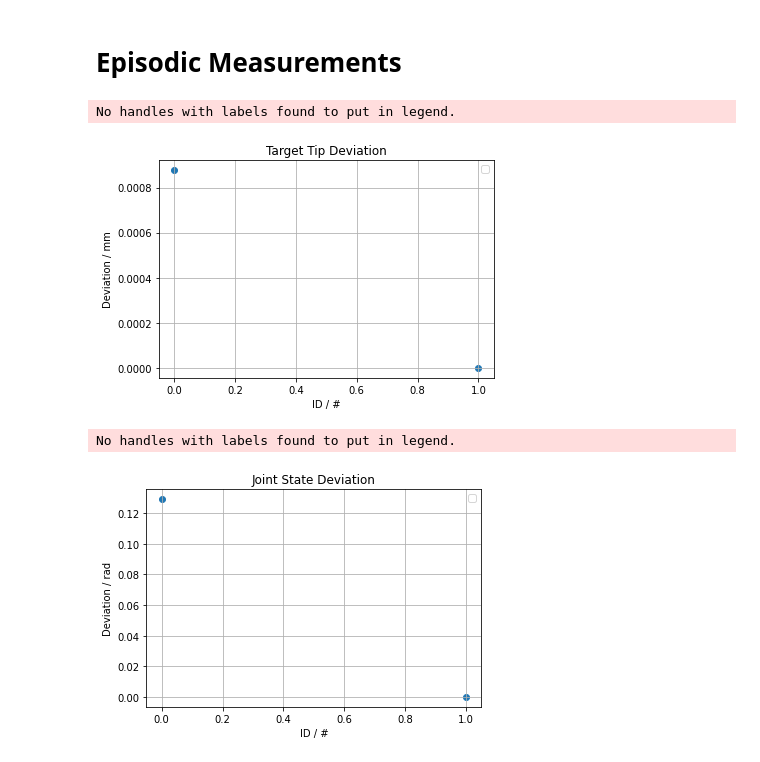
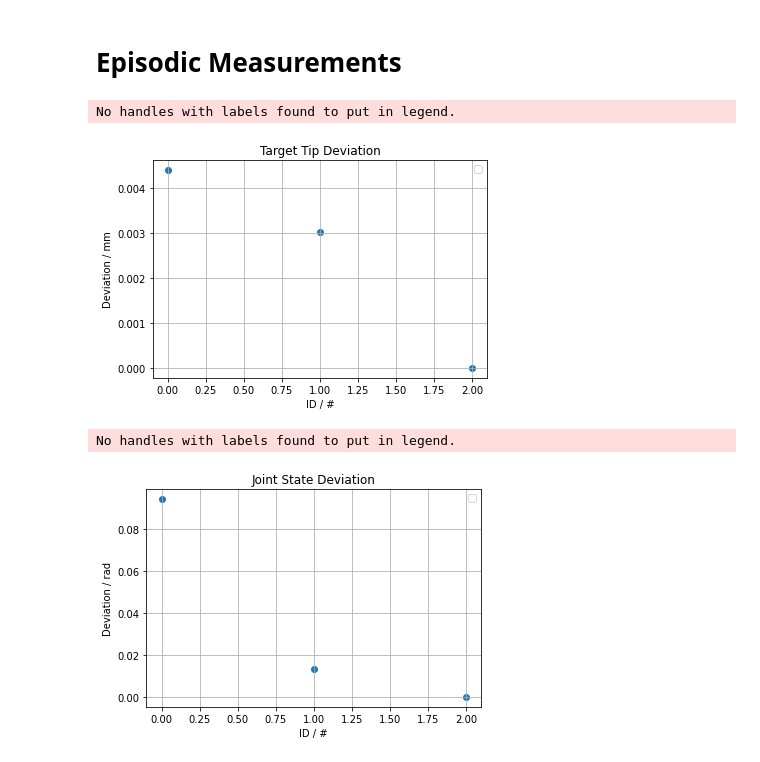
Before and after one commit to RViMLab/h_rcm_vs_ws, a Jupyter notebook: src/rcm_eval/notebooks/rcm_eval.ipynb, the cells around one changed output. Saved outputs shown, nothing was run; the diff lists cells and outputs as text; code cells hidden in the pictures.

Commit message:
final measurements

```diff
--- a/src/rcm_eval/notebooks/rcm_eval.ipynb
+++ b/src/rcm_eval/notebooks/rcm_eval.ipynb
@@ -1,4 +1,5 @@
 # %%
+import os
 import pandas as pd
 import numpy as np
 import matplotlib as mpl
@@ -6,6 +7,7 @@ import matplotlib.pyplot as plt
 
 # mpl.rcParams['text.usetex'] = True
 # mpl.rcParams['text.latex.preamble'] = [r'\usepackage{amsmath}']
+prefix = '/home/martin/Measurements/21_05_29_tool_insertion_to_close_up/05/exports'
 # %% [markdown]
 # Conitnuous Measurements
 # %%
@@ -143,7 +148,8 @@ No handles with labels found to put in legend.
 # %% [markdown]
 # Episodic Measurements
 # %%
-df_path = pd.read_csv('../data/h_gen_endoscopy_stored_views/exports/path_0.csv')
+path_path = os.path.join(prefix, 'path_0.csv')
+df_path = pd.read_csv(path_path)
 df_path.time = df_path.time.apply(lambda x: x - df_path.time[0])
 
 # deviation target and final
@@ -164,27 +170,28 @@ plt.legend()
 plt.show()  # replace kinematics
 # %% [output]
 No handles with labels found to put in legend.
-[figure, old version]
+[figure, new version]
 # %%
-df_path = pd.read_csv('../data/h_gen_endoscopy_stored_views/exports/path_0.csv')
+path_path = os.path.join(prefix, 'path_0.csv')
+df_path = pd.read_csv(path_path)
 df_path.time = df_path.time.apply(lambda x: x - df_path.time[0])
 
 df_path['target_joint_state.position']
 # deviation initial and final
 df_path['target_joint_state.position'] = df_path['target_joint_state.position'].apply(lambda x: np.array([float(xi) for xi in x.replace('(', '').replace(')', '').split(',')]))
 df_path['final_joint_state.position'] = df_path['final_joint_state.position'].apply(lambda x: np.array([float(xi) for xi in x.replace('(', '').replace(')', '').split(',')]))
 
 df_path['joint_state_euclidean_distance'] = df_path['target_joint_state.position'] - df_path['final_joint_state.position']
 df_path.joint_state_euclidean_distance = df_path.joint_state_euclidean_distance.apply(lambda x: np.linalg.norm(x))
 
 # plot
 plt.scatter(df_path.id, df_path.joint_state_euclidean_distance)
 plt.title('Joint State Deviation')
 plt.xlabel('ID / #')
 plt.ylabel('Deviation / rad')
 plt.grid()
 plt.legend()
 plt.show()  # replace kinematics
 # %% [output]
 No handles with labels found to put in legend.
-[figure, old version]
+[figure, new version]
```
Also changed, not shown: parts of 8 cells of this notebook, 2 other files.
